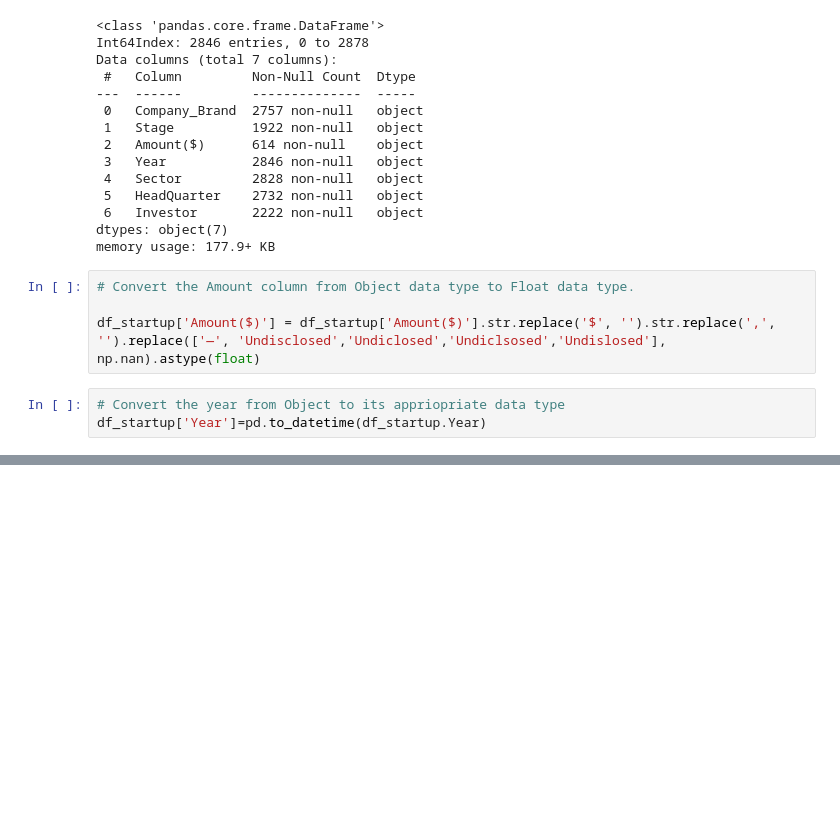
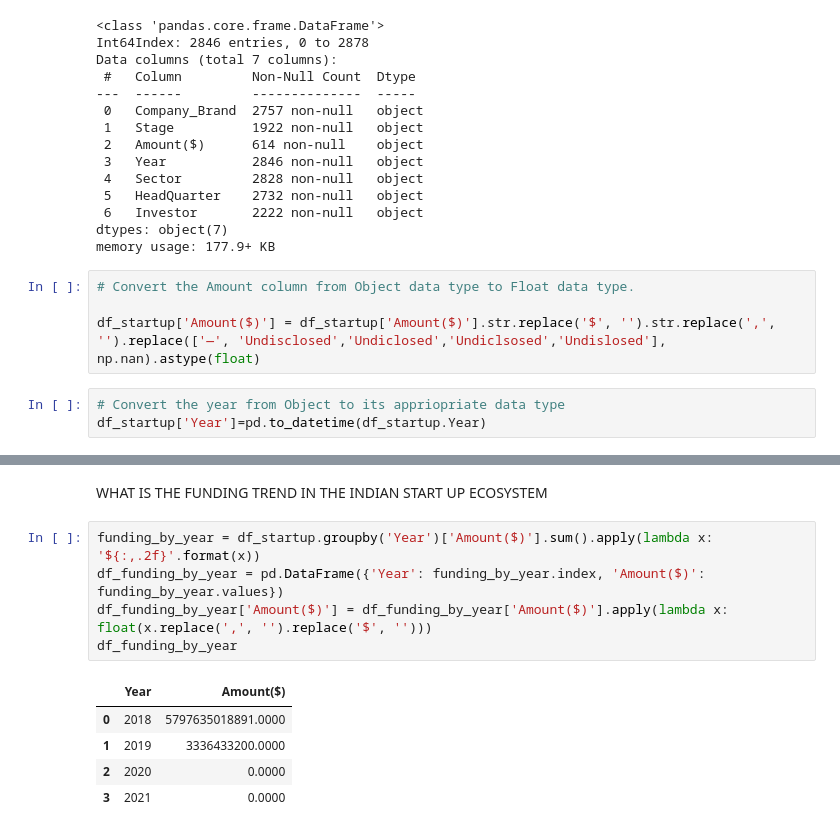
Before and after one commit to musah29/StartUp_Funding_Analysis, a Jupyter notebook: IBRAHIM_MUSAH_SERENDIPITY.ipynb, the cells around one changed output, grey strips where cells are left out. Cells and saved outputs as stored; diff of their text form; blank space fills up the shorter version.

```diff
--- a/IBRAHIM_MUSAH_SERENDIPITY.ipynb
+++ b/IBRAHIM_MUSAH_SERENDIPITY.ipynb
@@ -486,0 +497,13 @@ memory usage: 177.9+ KB
+# %% [markdown]
+WHAT IS THE FUNDING TREND IN THE INDIAN START UP ECOSYSTEM
+# %%
+funding_by_year = df_startup.groupby('Year')['Amount($)'].sum().apply(lambda x: '${:,.2f}'.format(x))
+df_funding_by_year = pd.DataFrame({'Year': funding_by_year.index, 'Amount($)': funding_by_year.values})
+df_funding_by_year['Amount($)'] = df_funding_by_year['Amount($)'].apply(lambda x: float(x.replace(',', '').replace('$', '')))
+df_funding_by_year
+# %% [output]
+|  | Year | Amount($) |
+| 0 | 2018 | 5797635018891.0000 |
+| 1 | 2019 | 3336433200.0000 |
+| 2 | 2020 | 0.0000 |
+| 3 | 2021 | 0.0000 |
```
Also changed, not shown: parts of 23 cells of this notebook, 9 other files.
